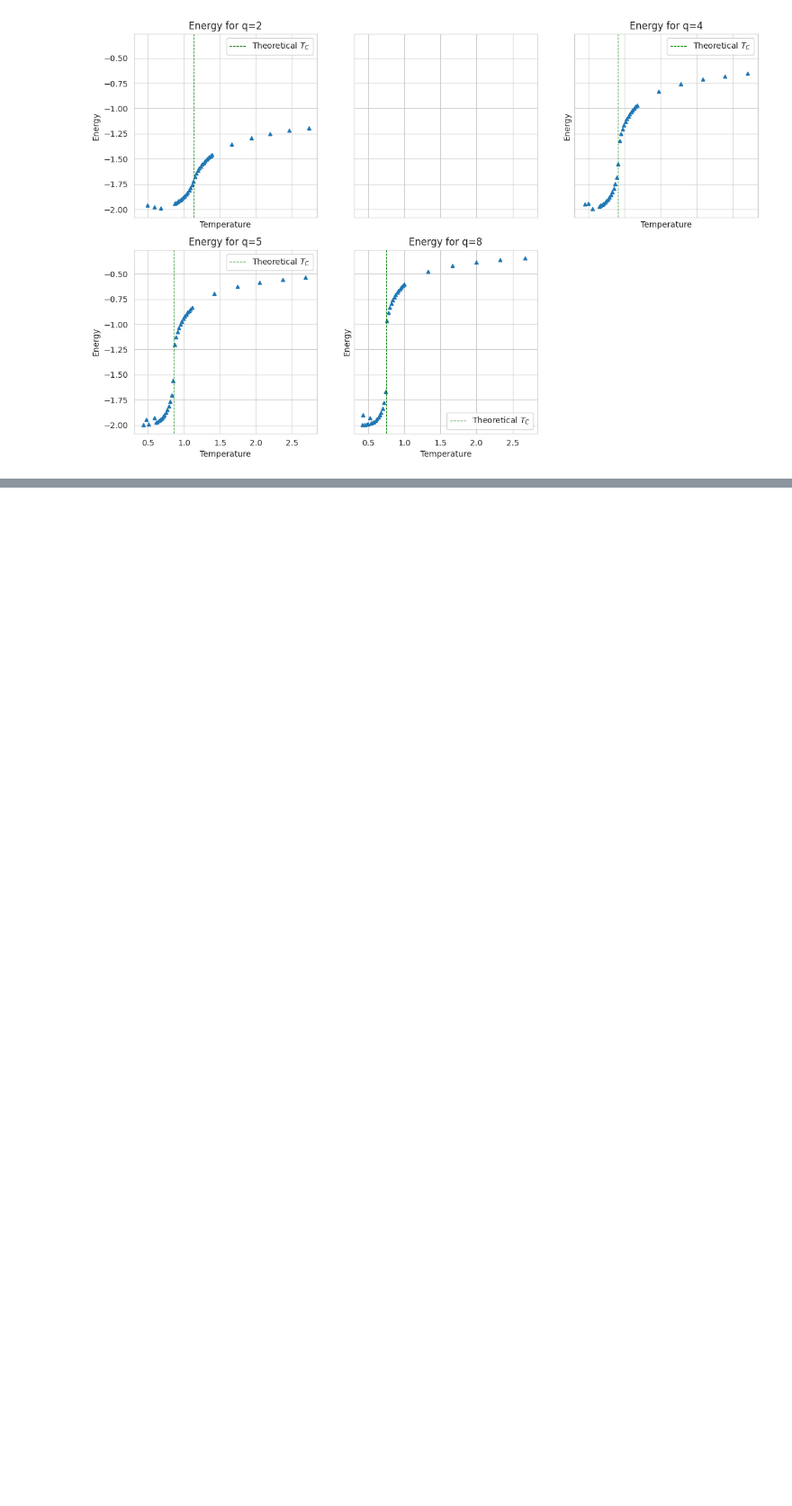
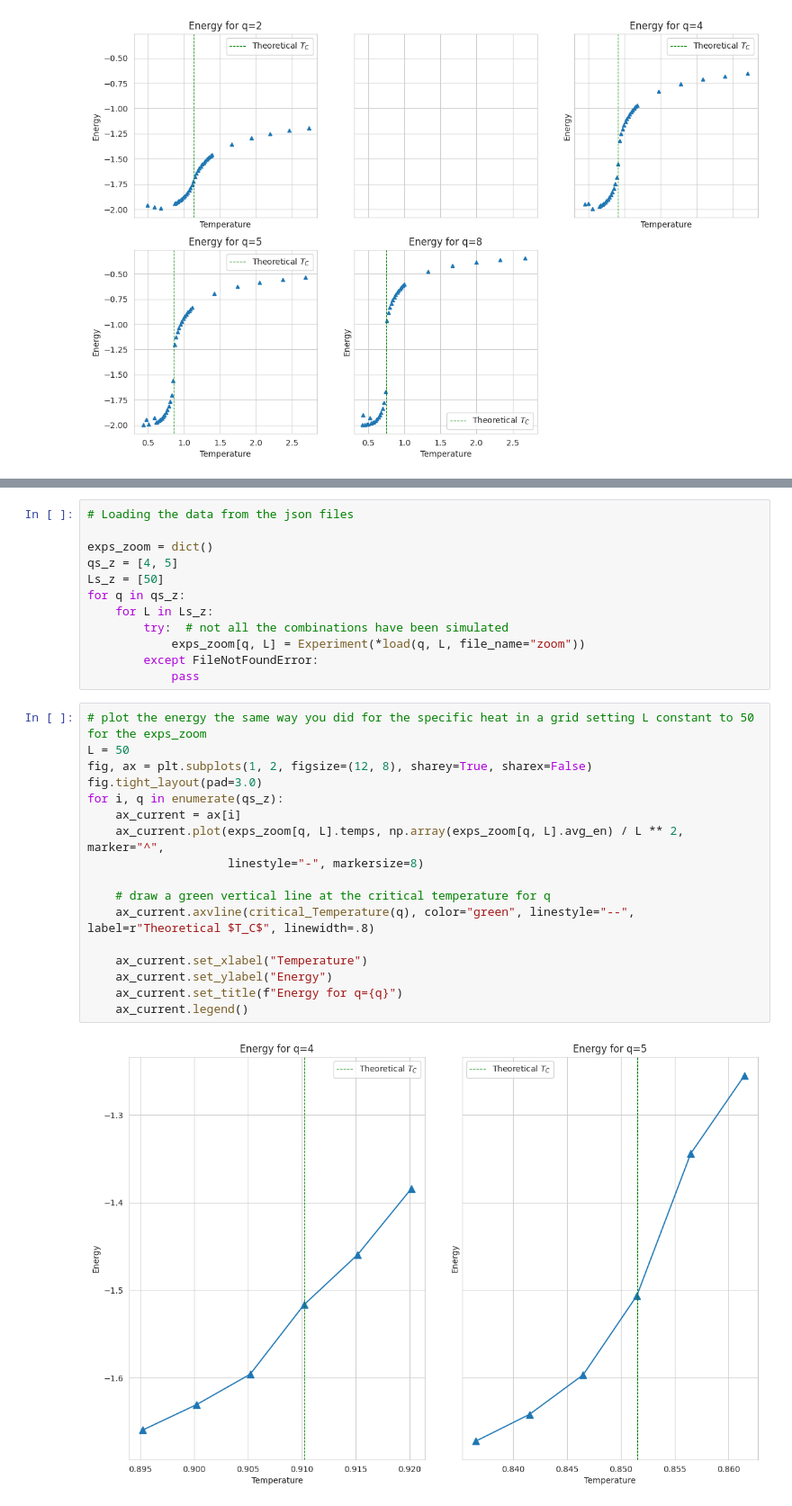
Before and after one commit to DarioFi/Potts-model-phase-transitions, a Jupyter notebook: dario.ipynb, the cells around one changed output, grey strips where cells are left out. Shown: that part at 90% size. Drawn from its saved outputs; the diff is of its cells as text; blank space fills up the shorter version.

```diff
--- a/dario.ipynb
+++ b/dario.ipynb
@@ -510,3 +508,34 @@ plt.grid()
 fig.delaxes(ax[1,2])
 # %% [output]
 [figure]
+# %%
+# Loading the data from the json files
+
+exps_zoom = dict()
+qs_z = [4, 5]
+Ls_z = [50]
+for q in qs_z:
+    for L in Ls_z:
+        try:  # not all the combinations have been simulated
+            exps_zoom[q, L] = Experiment(*load(q, L, file_name="zoom"))
+        except FileNotFoundError:
+            pass
+# %%
+# plot the energy the same way you did for the specific heat in a grid setting L constant to 50 for the exps_zoom
+L = 50
+fig, ax = plt.subplots(1, 2, figsize=(12, 8), sharey=True, sharex=False)
+fig.tight_layout(pad=3.0)
+for i, q in enumerate(qs_z):
+    ax_current = ax[i]
+    ax_current.plot(exps_zoom[q, L].temps, np.array(exps_zoom[q, L].avg_en) / L ** 2, marker="^",
+                    linestyle="-", markersize=8)
+
+    # draw a green vertical line at the critical temperature for q
+    ax_current.axvline(critical_Temperature(q), color="green", linestyle="--", label=r"Theoretical $T_C$", linewidth=.8)
+
+    ax_current.set_xlabel("Temperature")
+    ax_current.set_ylabel("Energy")
+    ax_current.set_title(f"Energy for q={q}")
+    ax_current.legend()
+# %% [output]
+[figure, added]
```
Also changed, not shown: parts of 6 cells of this notebook, 4 other files.
